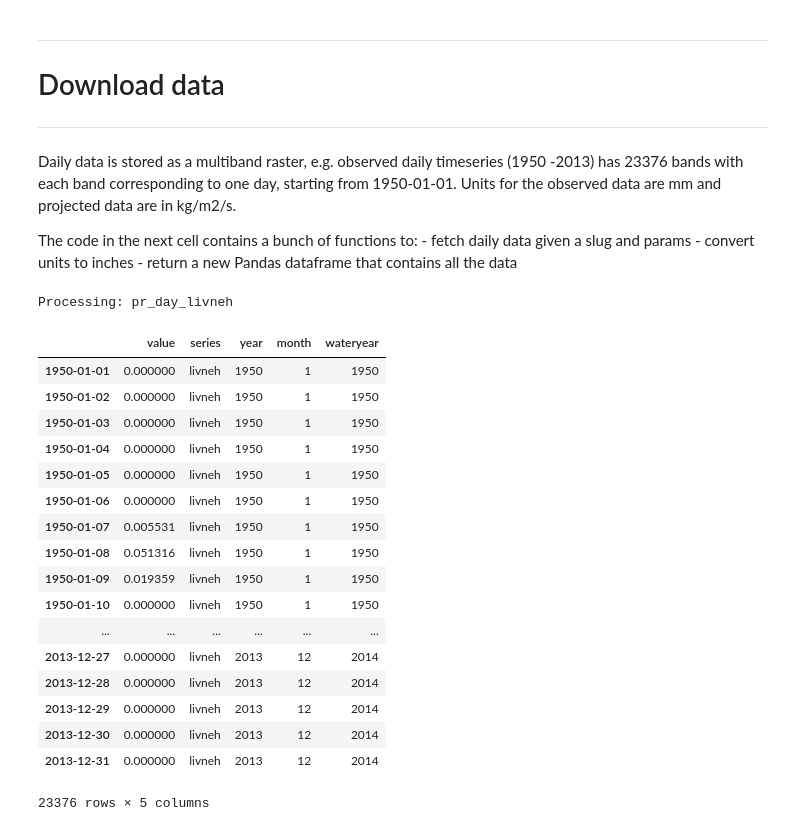
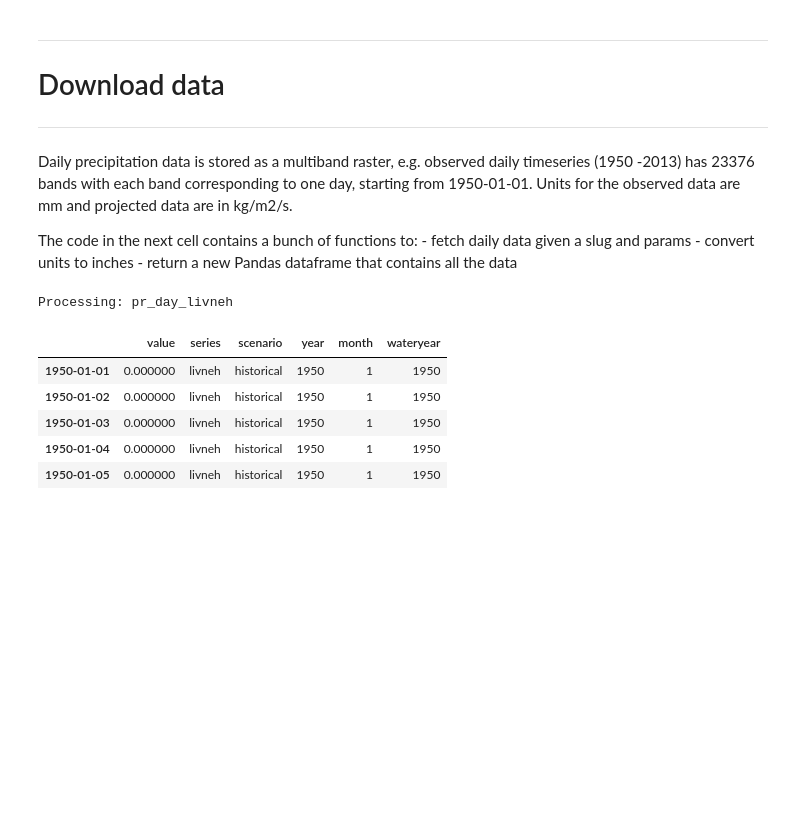
Before and after one commit to berkeley-gif/caladapt-docs, a Jupyter notebook: cookbook/precip_extreme_value_analysis-POT.ipynb, the cells around one changed output. Cells and saved outputs as stored; diff of their text form; code cells hidden in the pictures; blank space fills up the shorter version.

```diff
--- a/cookbook/precip_extreme_value_analysis-POT.ipynb
+++ b/cookbook/precip_extreme_value_analysis-POT.ipynb
@@ -23,7 +24,7 @@ import warnings
 # Download data
 ----
 # %% [markdown]
-Daily data is stored as a multiband raster, e.g. observed daily timeseries (1950 -2013) has 23376 bands with each band corresponding to one day, starting from 1950-01-01. Units for the observed data are mm and projected data are in kg/m2/s.
+Daily precipitation data is stored as a multiband raster, e.g. observed daily timeseries (1950 -2013) has 23376 bands with each band corresponding to one day, starting from 1950-01-01. Units for the observed data are mm and projected data are in kg/m2/s.
 
 The code in the next cell contains a bunch of functions to:
     - fetch daily data given a slug and params
@@ -48,8 +50,15 @@ def kgm2s_to_inches(val):
 # %%
+# Fetch data from API and convert it into a Pandas ataframe
 def process_daily_data(slug, params):
+    """
+    Request and process a daily timeseries from the Cal-Adapt API
+    :param string slug:
+    :param dictionary params: Request parameters
+    :returns: Pandas dataframe with daily data values for a timeseries
+    """
     # Make request
     url = api + '/series/' + slug + '/rasters/'
-    response = requests.get(url, params=params)
+    response = requests.get(url, params=params, headers=headers)
 
     # Get data
     if response.ok:
@@ -59,6 +68,8 @@ def process_daily_data(slug, params):
 
         # Multiband raster data is returned by the API as a 3D array having a shape like (233376, 1, 1)
         # Flatten the 3D array into a 1D array
+        # NOTE: This behaviour will change in future version of the API. Instead of a 3D array,
+        # the data will be returned as a 1D array.
         values_arr = np.array(data['image'])
         values_arr = values_arr.flatten()
 
@@ -68,14 +79,15 @@ def process_daily_data(slug, params):
         # Get start date of timeseries
         start_date = datetime.strptime(data['event'], '%Y-%m-%d')
 
-        # Create new pandas dataframe and map each value in list to a date index
+        # Create a new dataframe, map each value in values_arr  to a date index
+        # and add it as a new row to the dataframe
         df = pd.DataFrame(
             values_arr,
             index=pd.date_range(start_date, freq='1D', periods=length),
             columns=['value'],
         )
 
-        # Convert units to Fahrenheit
+        # Convert units to inches
         units = data['units']
         if units == 'mm':
             df.value = df.value.apply(lambda x: mm_to_inches(x))
@@ -84,10 +96,17 @@ def process_daily_data(slug, params):
         else:
             pass
 
-        # Add slug as a column
-        df['series'] = slug.split('_')[2]
+        # Add series name and scenario from the slug as columns
+        series_name = slug.split('_')[2]
+        scenario = ''
+        if (series_name == 'livneh'):
+            scenario = 'historical'
+        else:
+            scenario = slug.split('_')[3]
+        df['series'] = series_name
+        df['scenario'] = scenario
 
-        # Add wateryear as a column
+        # Add wateryear (October - September)
         df['year'] = df.index.year
         df['month'] = df.index.month
         df['wateryear'] = np.where(df['month'] > 9, df['year'] + 1, df['year'])
@@ -99,34 +118,26 @@ def process_daily_data(slug, params):
     return df
 # %%
 # Download observed daily timeseries
-def get_observed():
-    # Create slug
-    slug = 'pr_day_livneh'
+def get_daily_observed(climvar = 'pr'):
+    """
+    Download historical observed data for a climate variable from Cal-Adapt API
+    :param string climvar: name of climate variable as string
+    :returns: Pandas dataframe with daily data values
+    """
+    slug = climvar + '_day_livneh'
     df = process_daily_data(slug, params)
     return df
 
 observedDF = get_observed()
-observedDF
+observedDF.head()
 # %% [output]
 Processing: pr_day_livneh
-|  | value | series | year | month | wateryear |
-| 1950-01-01 | 0.000000 | livneh | 1950 | 1 | 1950 |
-| 1950-01-02 | 0.000000 | livneh | 1950 | 1 | 1950 |
-| 1950-01-03 | 0.000000 | livneh | 1950 | 1 | 1950 |
-| 1950-01-04 | 0.000000 | livneh | 1950 | 1 | 1950 |
-| 1950-01-05 | 0.000000 | livneh | 1950 | 1 | 1950 |
-| 1950-01-06 | 0.000000 | livneh | 1950 | 1 | 1950 |
-| 1950-01-07 | 0.005531 | livneh | 1950 | 1 | 1950 |
-| 1950-01-08 | 0.051316 | livneh | 1950 | 1 | 1950 |
-| 1950-01-09 | 0.019359 | livneh | 1950 | 1 | 1950 |
-| 1950-01-10 | 0.000000 | livneh | 1950 | 1 | 1950 |
-| ... | ... | ... | ... | ... | ... |
-| 2013-12-27 | 0.000000 | livneh | 2013 | 12 | 2014 |
-| 2013-12-28 | 0.000000 | livneh | 2013 | 12 | 2014 |
-| 2013-12-29 | 0.000000 | livneh | 2013 | 12 | 2014 |
-| 2013-12-30 | 0.000000 | livneh | 2013 | 12 | 2014 |
-| 2013-12-31 | 0.000000 | livneh | 2013 | 12 | 2014 |
+|  | value | series | scenario | year | month | wateryear |
+| 1950-01-01 | 0.000000 | livneh | historical | 1950 | 1 | 1950 |
+| 1950-01-02 | 0.000000 | livneh | historical | 1950 | 1 | 1950 |
+| 1950-01-03 | 0.000000 | livneh | historical | 1950 | 1 | 1950 |
+| 1950-01-04 | 0.000000 | livneh | historical | 1950 | 1 | 1950 |
+| 1950-01-05 | 0.000000 | livneh | historical | 1950 | 1 | 1950 |
-23376 rows × 5 columns
 # %%
 # Download projected daily timeseries. The projected daily timeseries are from 2006 - 2099/2100
 # and units are in kg/m2/s.
```
Also changed, not shown: parts of 37 cells of this notebook.
